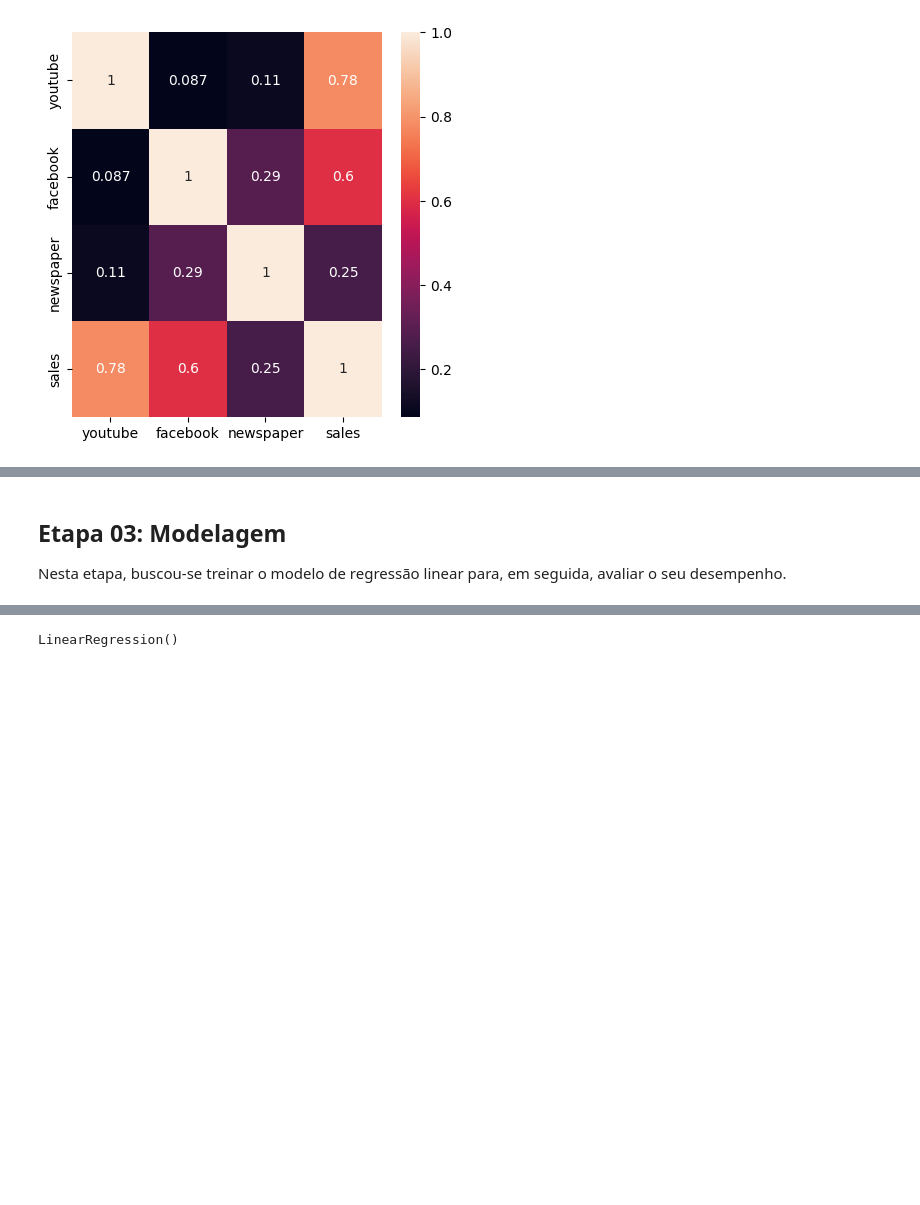
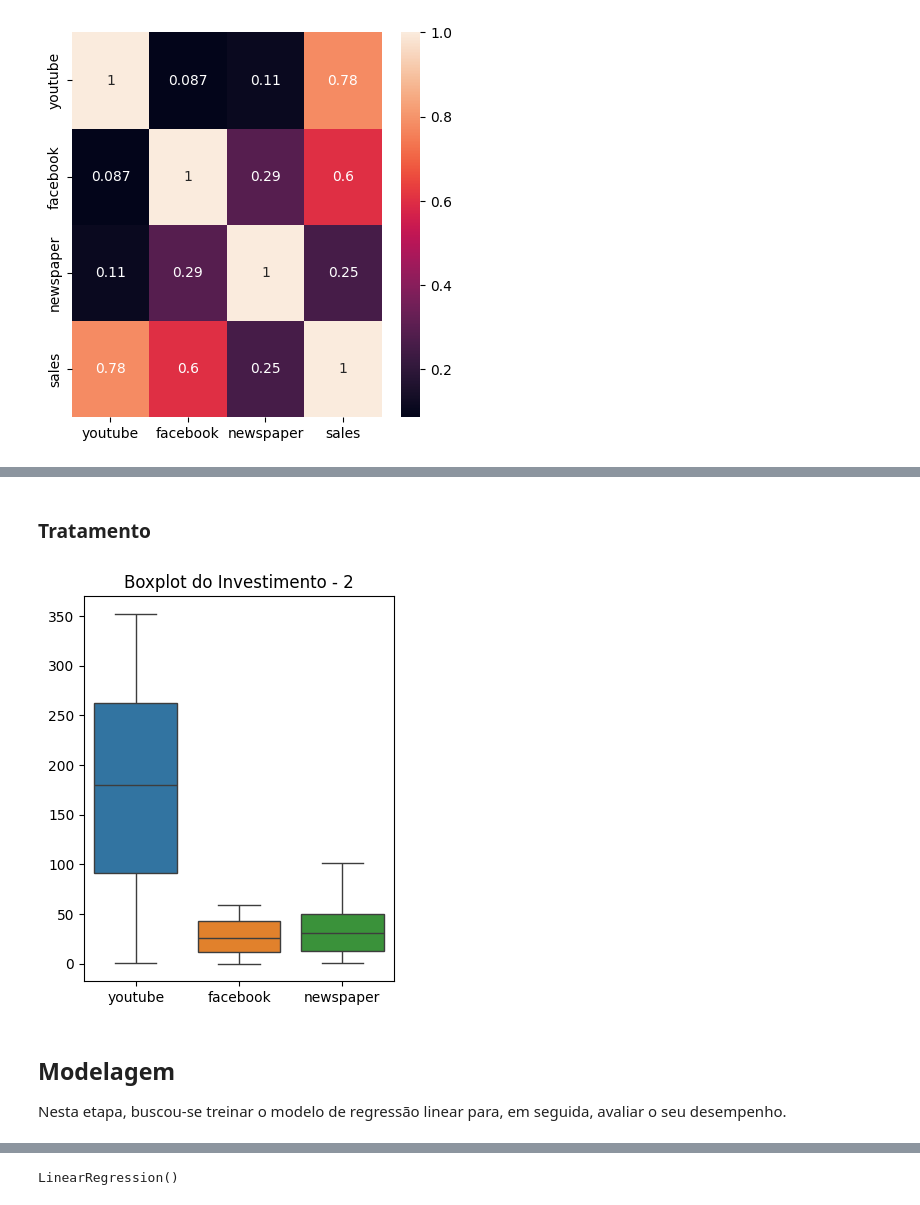
Before and after one commit to leandroboteon/linear-regression-sales-forecast, a Jupyter notebook: Regressao_para_MKT.ipynb, the cells around one changed output, grey strips where cells are left out. Saved outputs shown, nothing was run; the diff lists cells and outputs as text; code cells hidden in the pictures; blank space fills up the shorter version.

```diff
--- a/Regressao_para_MKT.ipynb
+++ b/Regressao_para_MKT.ipynb
@@ -92,0 +134,2 @@ plt.show()
+# %% [markdown]
+### Tratamento
@@ -93,5 +139,14 @@ plt.show()
+# %%
+# boxplot_2 para observar a distribuição dos dados após a remoção dos outliers
+
+plt.figure(figsize=(4,5))
+sns.boxplot(data=df[["youtube", "facebook", "newspaper"]])
+plt.title("Boxplot do Investimento - 2")
+plt.show()
+# %% [output]
+[figure, added]
 # %% [markdown]
-## **Etapa 03: Modelagem**
+## **Modelagem**
 Nesta etapa, buscou-se treinar o modelo de regressão linear para, em seguida, avaliar o seu desempenho.
 # %%
 # importanto a bibioteca para treinar o modelo de regressão linear
```
Also changed, not shown: parts of 17 cells of this notebook.
